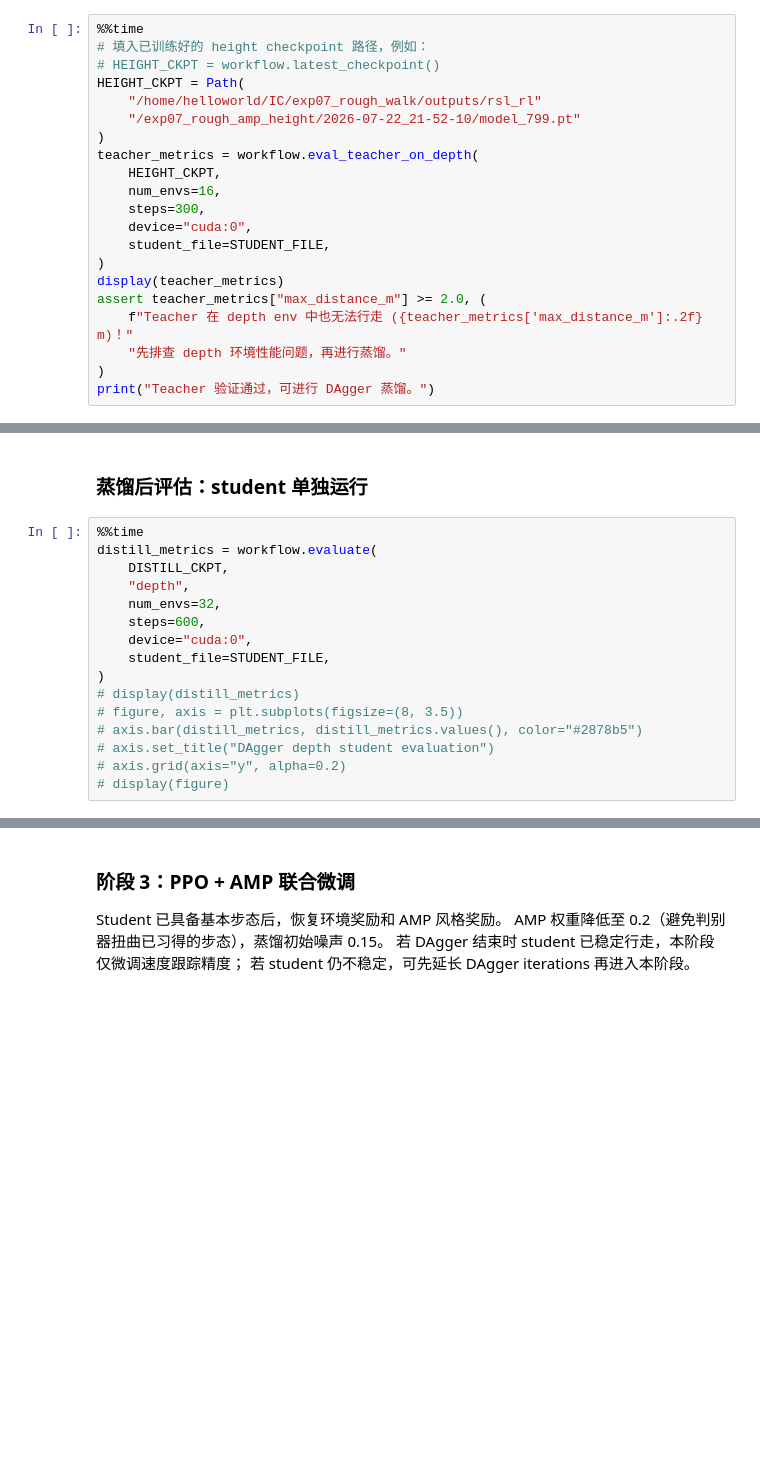
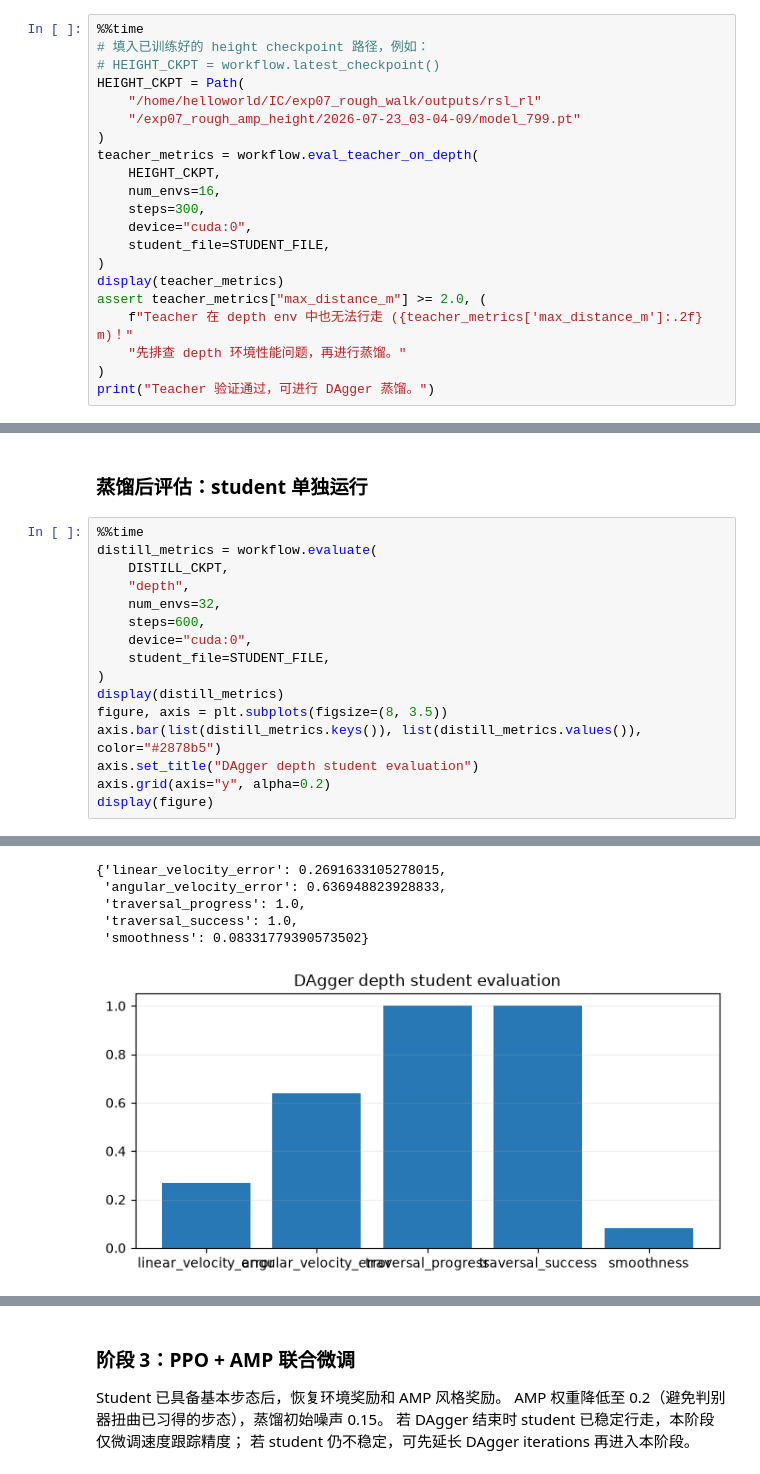
Before and after one commit to IC-Alan/exp07_rough_walk, a Jupyter notebook: notebook.ipynb, the cells around one changed output, grey strips where cells are left out. Saved outputs shown, nothing was run; the diff lists cells and outputs as text; blank space fills up the shorter version.

```diff
--- a/notebook.ipynb
+++ b/notebook.ipynb
@@ -202,7 +202,7 @@ depth 先以 32 env 检查显存。训练结束后 workflow 会从 outputs 中
 # HEIGHT_CKPT = workflow.latest_checkpoint()
 HEIGHT_CKPT = Path(
     "/home/helloworld/IC/exp07_rough_walk/outputs/rsl_rl"
-    "/exp07_rough_amp_height/2026-07-22_21-52-10/model_799.pt"
+    "/exp07_rough_amp_height/2026-07-23_03-04-09/model_799.pt"
 )
 teacher_metrics = workflow.eval_teacher_on_depth(
     HEIGHT_CKPT,
@@ -295,12 +295,12 @@ distill_metrics = workflow.evaluate(
     device="cuda:0",
     student_file=STUDENT_FILE,
 )
-# display(distill_metrics)
-# figure, axis = plt.subplots(figsize=(8, 3.5))
-# axis.bar(distill_metrics, distill_metrics.values(), color="#2878b5")
-# axis.set_title("DAgger depth student evaluation")
-# axis.grid(axis="y", alpha=0.2)
-# display(figure)
+display(distill_metrics)
+figure, axis = plt.subplots(figsize=(8, 3.5))
+axis.bar(list(distill_metrics.keys()), list(distill_metrics.values()), color="#2878b5")
+axis.set_title("DAgger depth student evaluation")
+axis.grid(axis="y", alpha=0.2)
+display(figure)
 # %% [output]
 Setting seed: 7
 
@@ -321,0 +322,6 @@ Wall time: 10.1 s
+{'linear_velocity_error': 0.2691633105278015,
+ 'angular_velocity_error': 0.636948823928833,
+ 'traversal_progress': 1.0,
+ 'traversal_success': 1.0,
+ 'smoothness': 0.08331779390573502}
+[figure, added]
```
Also changed, not shown: parts of 7 cells of this notebook.
